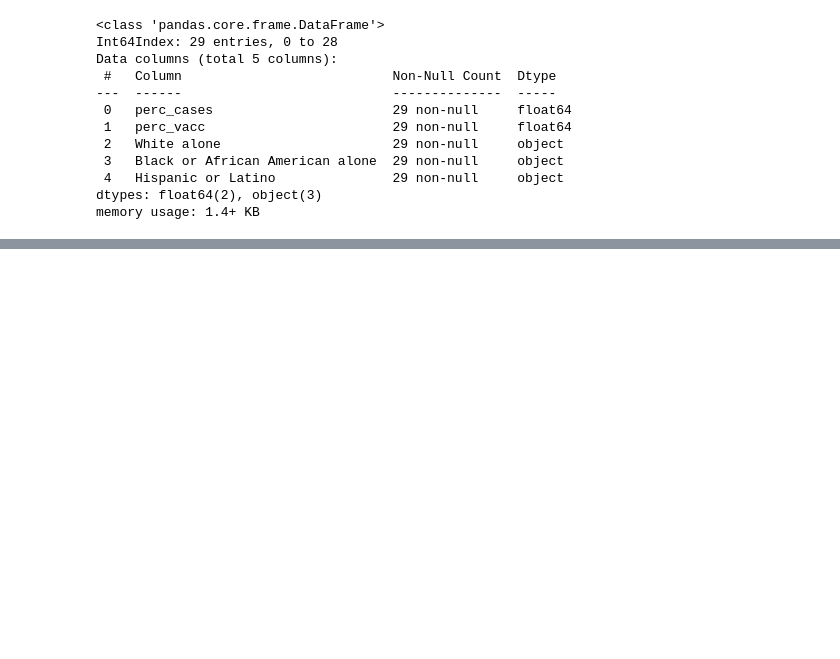
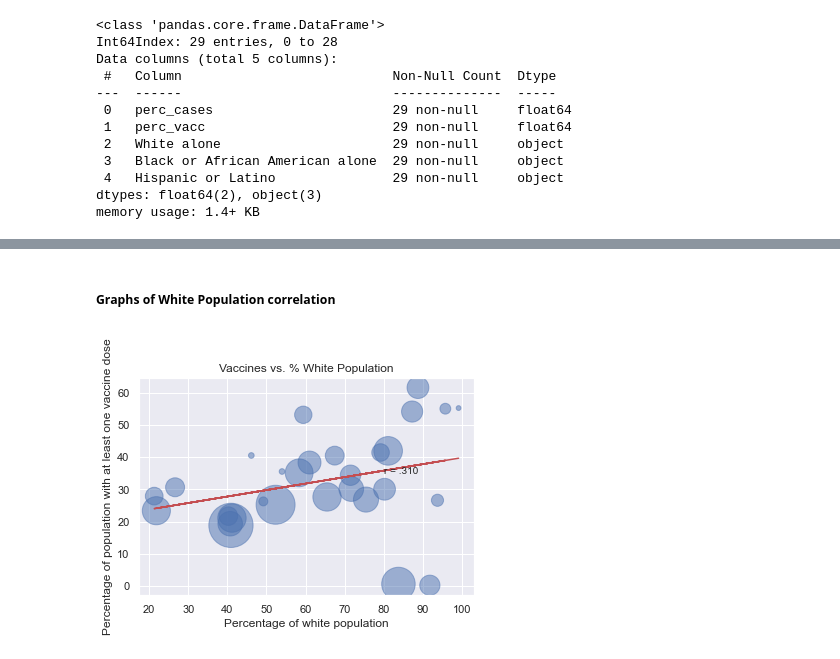
Before and after one commit to Engu12/nash-covid-cases-vaccines-honky_tonkin, a Jupyter notebook: notebook/EDA2.ipynb, the cells around one changed output, grey strips where cells are left out. Drawn from its saved outputs; the diff is of its cells as text; code cells hidden in the pictures; blank space fills up the shorter version.

```diff
--- a/notebook/EDA2.ipynb
+++ b/notebook/EDA2.ipynb
@@ -735,0 +871,17 @@ corr_df2[['perc_cases','perc_vacc','White alone','Black or African American alon
+# %% [markdown]
+##### Graphs of White Population correlation
+# %%
+a = total_df['population']
+plt.scatter('White alone', 'perc_vacc', marker='o', data=total_df, s=a/50, alpha=.5)
+plt.title('Vaccines vs. % White Population')
+plt.xlabel("Percentage of white population")
+plt.ylabel('Percentage of population with at least one vaccine dose')
+x = total_df['White alone']
+y = total_df['perc_vacc']
+z = np.polyfit(x, y, 1)
+p = np.poly1d(z)
+plt.plot(x,p(x),"r-")
+plt.text(80, 35, 'r = .310')
+plt.savefig('white_pop_vs_vac.png')
+# %% [output]
+[figure, added]
```
Also changed, not shown: parts of 27 cells of this notebook, 8 other files.
